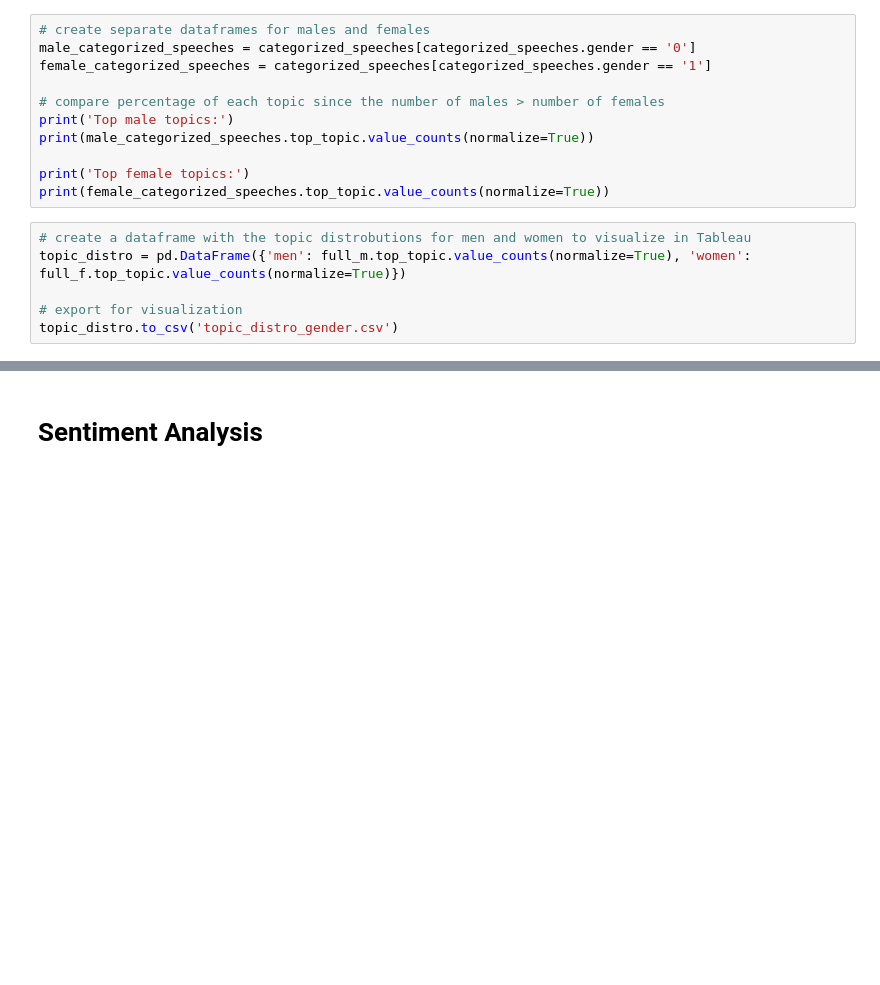
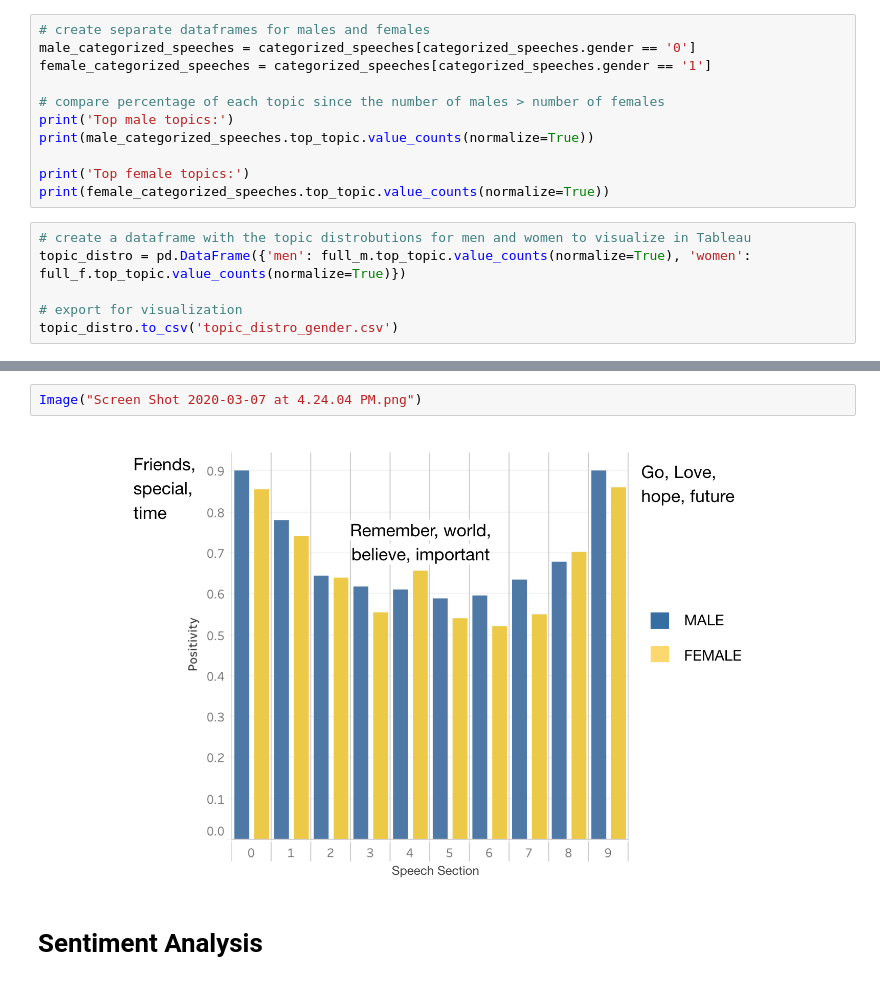
Before and after one commit to mollyliebeskind/NLP_Exploration_Leaders_and_Inspiration, a Jupyter notebook: NLP_To_Understand_The_Impact_Of_Gender_On_Leadership.ipynb, the cells around one changed output, grey strips where cells are left out. Drawn from its saved outputs; the diff is of its cells as text; blank space fills up the shorter version.

```diff
--- a/NLP_To_Understand_The_Impact_Of_Gender_On_Leadership.ipynb
+++ b/NLP_To_Understand_The_Impact_Of_Gender_On_Leadership.ipynb
@@ -588,3 +658,7 @@ topic_distro.to_csv('topic_distro_gender.csv')
+# %%
+Image("Screen Shot 2020-03-07 at 4.24.04 PM.png")
+# %% [output]
+[figure, added]
 # %% [markdown]
 # Sentiment Analysis
 # %% [markdown]
```
Also changed, not shown: parts of 13 cells of this notebook.
